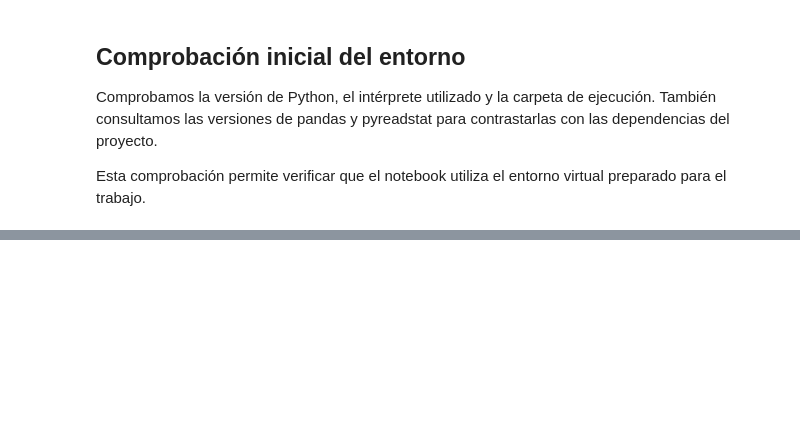
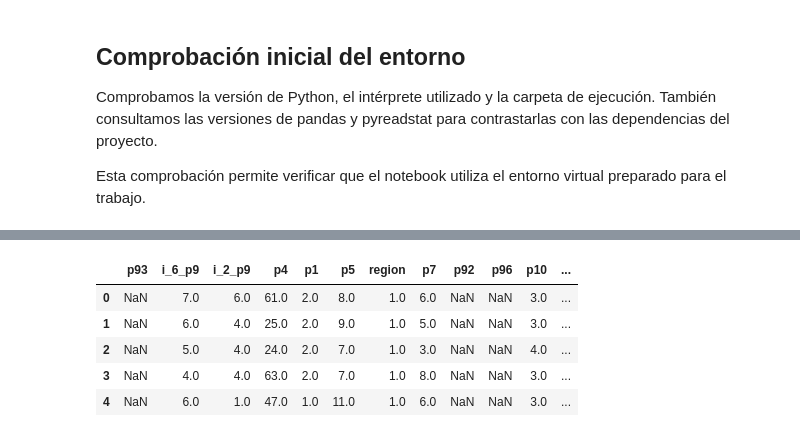
Before and after one commit to gosoriozamora/mcdi500-grupo9-enssex, a Jupyter notebook: F1/notebooks/F1_Definicion.ipynb, the cells around one changed output, grey strips where cells are left out. Drawn from its saved outputs; the diff is of its cells as text; code cells hidden in the pictures; blank space fills up the shorter version.

```diff
--- a/F1/notebooks/F1_Definicion.ipynb
+++ b/F1/notebooks/F1_Definicion.ipynb
@@ -54,0 +510,32 @@ pyreadstat: 1.3.6
+# %%
+conversion = json.loads(RUTA_CONVERSION.read_text(encoding="utf-8"))
+assert conversion["status"] == "OK", "Revisar la evidencia de conversión."
+assert conversion["csv_file"] == RUTA_DATOS.name, "La evidencia corresponde a otro archivo."
+forma_esperada = (conversion["checks"]["rows"], conversion["checks"]["columns"])
+
+datos = cargar_base(
+    RUTA_DATOS, SEPARADOR, CODIFICACION, VARIABLES,
+    forma_esperada, conversion["csv_sha256"],
+)
+firma_inicial = huella_tabla(datos)
+filas_duplicadas = int(datos.duplicated().sum())
+folios_ausentes = int(datos["folio_encuesta"].isna().sum())
+folios_repetidos = int(datos["folio_encuesta"].dropna().duplicated().sum())
+
+resumen_general = pd.DataFrame({
+    "Indicador": [
+        "Filas", "Columnas", "Variables del proyecto presentes", "Tamaño del CSV (MiB)",
+        "Filas repetidas exactas", "Folios ausentes", "Folios repetidos adicionales",
+    ],
+    "Resultado": [
+        str(len(datos)), str(len(datos.columns)), str(len(VARIABLES)),
+        f"{RUTA_DATOS.stat().st_size / 1024**2:.2f}",
+        str(filas_duplicadas), str(folios_ausentes), str(folios_repetidos),
+    ],
+})
+display(resumen_general)
+display(
+    datos.dtypes.astype(str).value_counts().rename_axis("Tipo de lectura")
+    .reset_index(name="Cantidad de columnas")
+)
+print("SHA-256 del CSV verificado:", conversion["csv_sha256"])
@@ -54,0 +602,10 @@ pyreadstat: 1.3.6
+# %%
+with pd.option_context("display.max_columns", len(VARIABLES)):
+    display(datos.loc[:, list(VARIABLES)].head(5))
+# %% [output]
+|  | p93 | i_6_p9 | i_2_p9 | p4 | p1 | p5 | region | p7 | p92 | p96 | p10 | ... |
+| 0 | NaN | 7.0 | 6.0 | 61.0 | 2.0 | 8.0 | 1.0 | 6.0 | NaN | NaN | 3.0 | ... |
+| 1 | NaN | 6.0 | 4.0 | 25.0 | 2.0 | 9.0 | 1.0 | 5.0 | NaN | NaN | 3.0 | ... |
+| 2 | NaN | 5.0 | 4.0 | 24.0 | 2.0 | 7.0 | 1.0 | 3.0 | NaN | NaN | 4.0 | ... |
+| 3 | NaN | 4.0 | 4.0 | 63.0 | 2.0 | 7.0 | 1.0 | 8.0 | NaN | NaN | 3.0 | ... |
+| 4 | NaN | 6.0 | 1.0 | 47.0 | 1.0 | 11.0 | 1.0 | 6.0 | NaN | NaN | 3.0 | ... |
```
Also changed, not shown: parts of 43 cells of this notebook, 3 other files.
